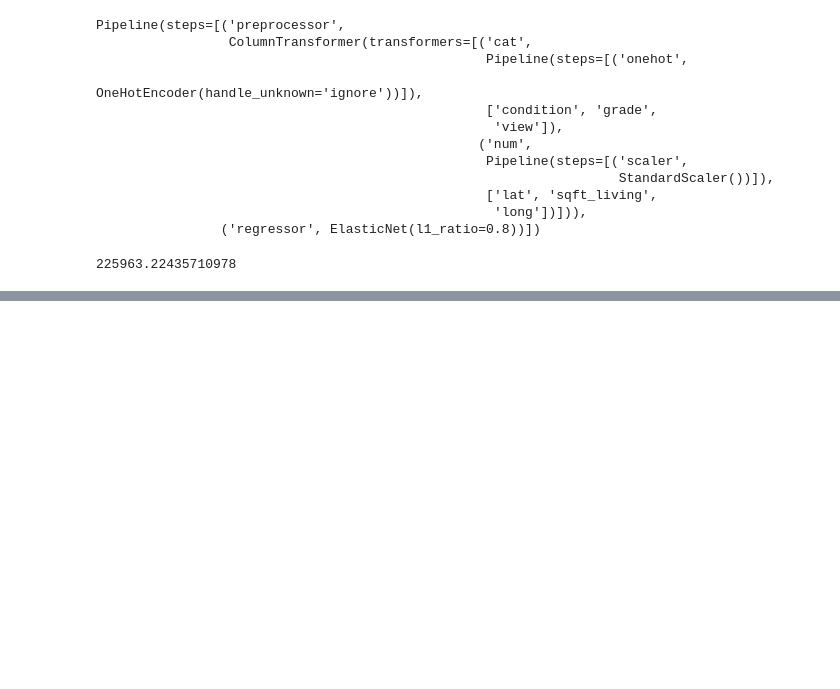
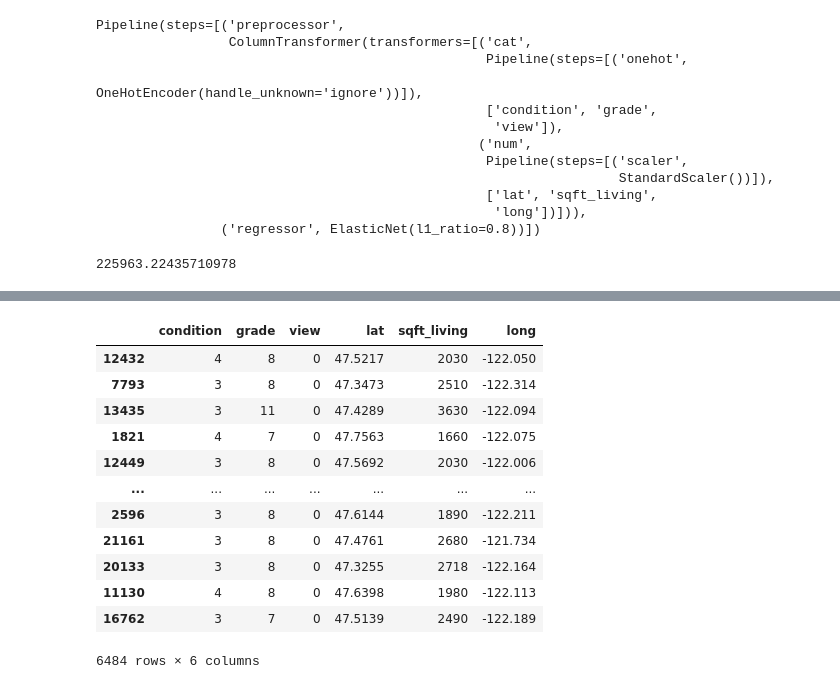
Before and after one commit to vicky887766/schulich-6666, a Jupyter notebook: Assignment 3.ipynb, the cells around one changed output, grey strips where cells are left out. Saved outputs shown, nothing was run; the diff lists cells and outputs as text; code cells hidden in the pictures; blank space fills up the shorter version.

```diff
--- a/Assignment 3.ipynb
+++ b/Assignment 3.ipynb
@@ -836,0 +856,16 @@ np.sqrt(mean_squared_error(elasticnet_pred, y_test))
+# %%
+X_test
+# %% [output]
+|  | condition | grade | view | lat | sqft_living | long |
+| 12432 | 4 | 8 | 0 | 47.5217 | 2030 | -122.050 |
+| 7793 | 3 | 8 | 0 | 47.3473 | 2510 | -122.314 |
+| 13435 | 3 | 11 | 0 | 47.4289 | 3630 | -122.094 |
+| 1821 | 4 | 7 | 0 | 47.7563 | 1660 | -122.075 |
+| 12449 | 3 | 8 | 0 | 47.5692 | 2030 | -122.006 |
+| ... | ... | ... | ... | ... | ... | ... |
+| 2596 | 3 | 8 | 0 | 47.6144 | 1890 | -122.211 |
+| 21161 | 3 | 8 | 0 | 47.4761 | 2680 | -121.734 |
+| 20133 | 3 | 8 | 0 | 47.3255 | 2718 | -122.164 |
+| 11130 | 4 | 8 | 0 | 47.6398 | 1980 | -122.113 |
+| 16762 | 3 | 7 | 0 | 47.5139 | 2490 | -122.189 |
+6484 rows × 6 columns
```
Also changed, not shown: parts of 21 cells of this notebook.
